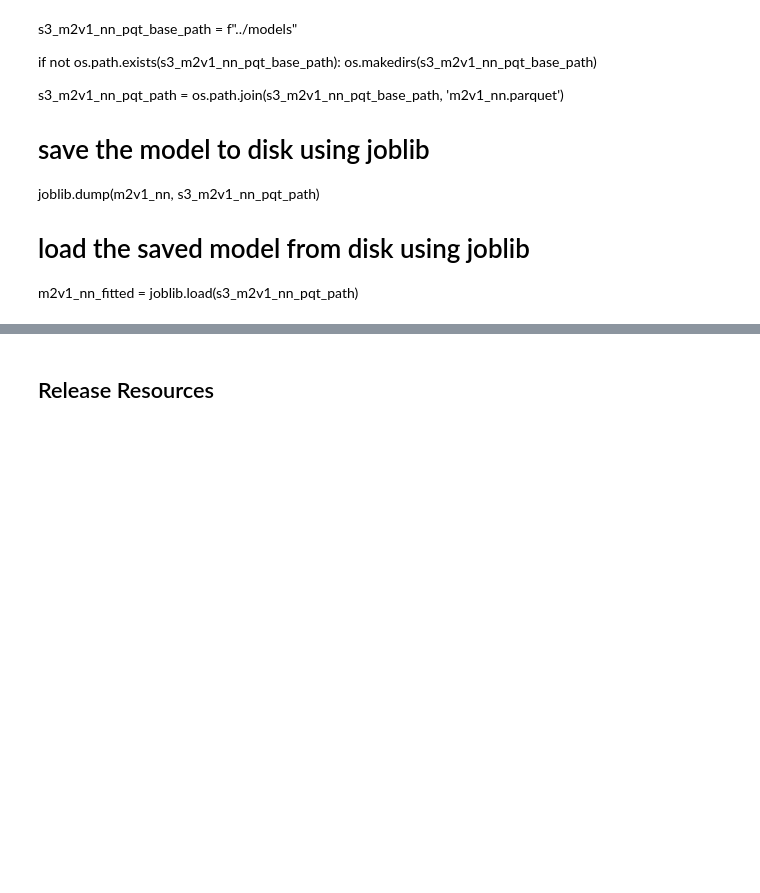
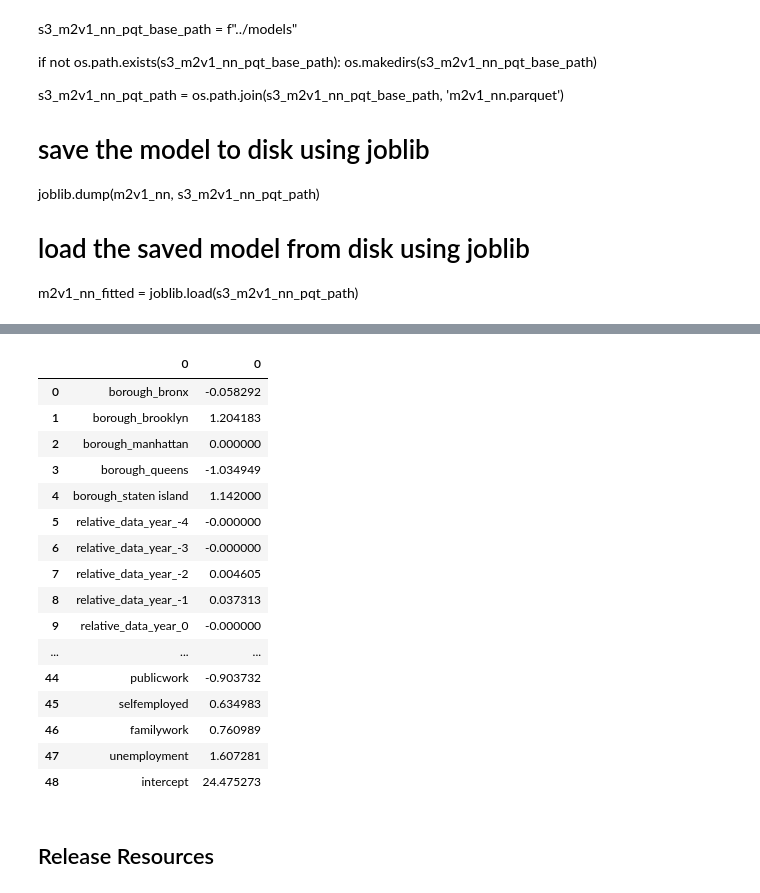
Before and after one commit to amcarr-ds/ML_modeling_using_AWS_proj, a Jupyter notebook: deliverables/05_Modeling01_amc_v1.ipynb, the cells around one changed output, grey strips where cells are left out. Cells and saved outputs as stored; diff of their text form; code cells hidden in the pictures; blank space fills up the shorter version.

```diff
--- a/deliverables/05_Modeling01_amc_v1.ipynb
+++ b/deliverables/05_Modeling01_amc_v1.ipynb
@@ -181,0 +131,22 @@ array([[20.7],
+# %%
+# Define the S3 object key
+train_y01_s3_key = 'team_8_data/modeling_data/train_y01.npy'
+
+# Load the numpy array from S3
+with BytesIO() as data:
+    s3.download_fileobj(def_bucket, train_y01_s3_key, data)
+    data.seek(0)
+    train_y01 = np.load(data)
+
+# Define the S3 object key
+test_y01_s3_key = 'team_8_data/modeling_data/test_y01.npy'
+
+# Load the numpy array from S3
+with BytesIO() as data:
+    s3.download_fileobj(def_bucket, test_y01_s3_key, data)
+    data.seek(0)
+    test_y01 = np.load(data)
+
+# Confirm that the numpy array was loaded from S3
+print(f'{train_y01.shape}')
+print(f'{test_y01.shape}')
@@ -505,3 +564,37 @@ display(model_params)
+# %%
+coef_intercept = np.hstack((m3v2_ls.best_estimator_.named_steps["ls"].coef_,
+                            m3v2_ls.best_estimator_.named_steps["ls"].intercept_))
+#print(coef_intercept)
+
+coef_intercept_df01 = pd.DataFrame(coef_intercept)
+#display(coef_intercept_df01)
+
+train_x01_col_names = list(train_x01.columns)
+train_x01_col_names.append('intercept')
+
+train_x01_col_names_df01 = pd.DataFrame(train_x01_col_names)
+#display(train_x01_col_names_df01)
+
+model_params = pd.concat([train_x01_col_names_df01, coef_intercept_df01], axis=1)
+display(model_params)
+# %% [output]
+|  | 0 | 0 |
+| 0 | borough_bronx | -0.058292 |
+| 1 | borough_brooklyn | 1.204183 |
+| 2 | borough_manhattan | 0.000000 |
+| 3 | borough_queens | -1.034949 |
+| 4 | borough_staten island | 1.142000 |
+| 5 | relative_data_year_-4 | -0.000000 |
+| 6 | relative_data_year_-3 | -0.000000 |
+| 7 | relative_data_year_-2 | 0.004605 |
+| 8 | relative_data_year_-1 | 0.037313 |
+| 9 | relative_data_year_0 | -0.000000 |
+| ... | ... | ... |
+| 44 | publicwork | -0.903732 |
+| 45 | selfemployed | 0.634983 |
+| 46 | familywork | 0.760989 |
+| 47 | unemployment | 1.607281 |
+| 48 | intercept | 24.475273 |
 # %% [markdown]
 ## Release Resources
 # %%
```
Also changed, not shown: parts of 14 cells of this notebook, 4 other files.
